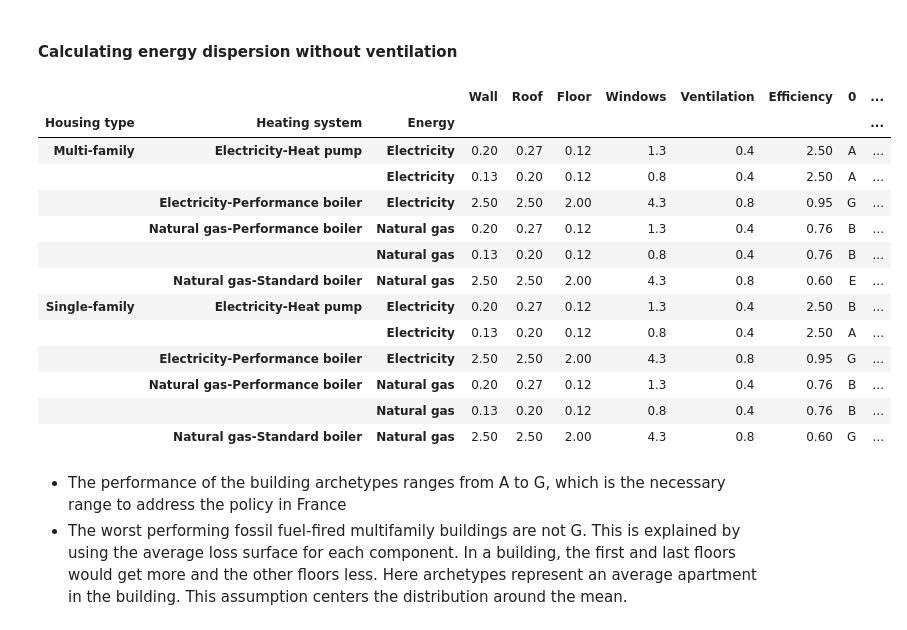
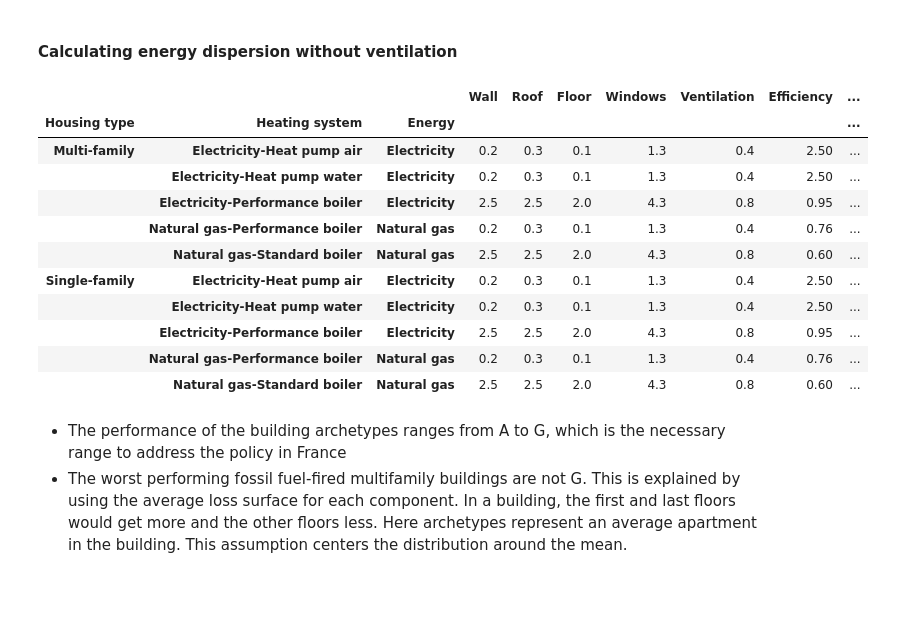
Before and after one commit to CIRED/Res-IRF4, a Jupyter notebook: project/analysis/energy_consumption/validation_thermal_function.ipynb, the cells around one changed output. Drawn from its saved outputs; the diff is of its cells as text; code cells hidden in the pictures; blank space fills up the shorter version.

Commit message:
correcting heating need

```diff
--- a/project/analysis/energy_consumption/validation_thermal_function.ipynb
+++ b/project/analysis/energy_consumption/validation_thermal_function.ipynb
@@ -25,0 +11,3 @@ ratio_surface = generic_input['ratio_surface']
+# %%
+output = get_inputs(variables=['buildings', 'efficiency', 'performance_insulation'], building_stock='project/input/stock/buildingstock_sdes2018_medium_3.csv')
+buildings, eff, performance_insulation = output['buildings'], output['efficiency'], output['performance_insulation']
@@ -31,37 +34,31 @@ This notebook tests the dispersion of space heating consumption and energy perfo
 Defining boundaries building archetypes:
 # %%
 # Wall, Roof, Floor, Windows, Air rate (ventilation), Heating system
-buildings = {'Worst electricity': [2.5, 2.5, 2, 4.3, 0.8, 'Electricity-Performance boiler'],
-            'Renovation electricity': [0.2, 0.27, 0.12, 1.3, 0.4, 'Electricity-Heat pump'],
-            'Renovation efficient electricity': [0.13, 0.2, 0.12, 0.8, 0.4, 'Electricity-Heat pump'],
-            'Worst gas': [2.5, 2.5, 2, 4.3, 0.8, 'Natural gas-Standard boiler'],
-            'Renovation gas': [0.2, 0.27, 0.12, 1.3, 0.4, 'Natural gas-Performance boiler'],
-            'Renovation efficient gas': [0.13, 0.2, 0.12, 0.8, 0.4, 'Natural gas-Performance boiler'],
-            }
+archetypes = {'Worst electricity': [i for i in worst_insulation.values()] + ['Electricity-Performance boiler'],
+              'Best electricity water': [i for i in performance_insulation.values()] + ['Electricity-Heat pump water'],
+            'Best electricity air': [i for i in performance_insulation.values()] + ['Electricity-Heat pump air'],
 
-replace = {'Electricity-Performance boiler': 0.95,
-           'Electricity-Heat pump': 2.5,
-           'Natural gas-Standard boiler': 0.6,
-          'Natural gas-Performance boiler': 0.76,
-           }
+              'Worst gas': [i for i in worst_insulation.values()] + ['Natural gas-Standard boiler'],
+              'Best gas': [i for i in performance_insulation.values()] + ['Natural gas-Performance boiler'],
+              }
 
-buildings = pd.DataFrame(buildings, index=['Wall', 'Roof', 'Floor', 'Windows', 'Ventilation', 'Heating system']).T
-buildings['Energy'] = buildings['Heating system'].str.split('-').str[0].rename('Energy')
+archetypes = pd.DataFrame(archetypes, index=['Wall', 'Roof', 'Floor', 'Windows', 'Ventilation', 'Heating system']).T
+archetypes['Energy'] = archetypes['Heating system'].str.split('-').str[0].rename('Energy')
 
-buildings = pd.concat([buildings, buildings], keys=['Single-family', 'Multi-family'], names=['Housing type'])
+archetypes = pd.concat([archetypes, archetypes], keys=['Single-family', 'Multi-family'], names=['Housing type'])
 #efficiency = pd.Series(envelope.index.get_level_values('Heating system')).replace(replace).set_axis(envelope.index)
-efficiency = buildings['Heating system'].replace(replace).set_axis(buildings.index)
+efficiency = archetypes['Heating system'].replace(eff.to_dict()).set_axis(archetypes.index)
 
-buildings = pd.concat((buildings, efficiency.rename('Efficiency')), axis=1)
-buildings = buildings.set_index(['Heating system', 'Energy'], append=True)
+archetypes = pd.concat((archetypes, efficiency.rename('Efficiency')), axis=1)
+archetypes = archetypes.set_index(['Heating system', 'Energy'], append=True)
 
-buildings = buildings.droplevel(None)
-buildings = buildings.astype({
+archetypes = archetypes.droplevel(None)
+archetypes = archetypes.astype({
     'Wall': 'float',
     'Roof': 'float', 'Floor': 'float', 'Windows': 'float', 'Ventilation': 'float', 'Efficiency': 'float'
 })
 
-buildings
+archetypes
 # %% [output]
 |  |  |  | Wall | Roof | Floor | Windows | Ventilation | Efficiency |
 | Housing type | Heating system | Energy |  |  |  |  |  |  |
@@ -80,24 +75,22 @@ buildings
 # %% [markdown]
 #### Calculating energy dispersion without ventilation
 # %%
-dpe, energy_primary = conventional_energy_3uses(buildings['Wall'], buildings['Floor'], buildings['Roof'], buildings['Windows'], ratio_surface, buildings['Efficiency'], buildings.index)
-result = pd.concat((buildings, dpe, energy_primary), axis=1).sort_index()
+dpe, energy_primary = conventional_energy_3uses(archetypes['Wall'], archetypes['Floor'], archetypes['Roof'], archetypes['Windows'], ratio_surface, archetypes['Efficiency'], archetypes.index)
+result = pd.concat((archetypes, dpe.rename('Performance'), energy_primary.rename('Energy')), axis=1).sort_index()
 result
 # %% [output]
-|  |  |  | Wall | Roof | Floor | Windows | Ventilation | Efficiency | 0 | ... |
-| Housing type | Heating system | Energy |  |  |  |  |  |  |  | ... |
-| Multi-family | Electricity-Heat pump | Electricity | 0.20 | 0.27 | 0.12 | 1.3 | 0.4 | 2.50 | A | ... |
-|  |  | Electricity | 0.13 | 0.20 | 0.12 | 0.8 | 0.4 | 2.50 | A | ... |
-|  | Electricity-Performance boiler | Electricity | 2.50 | 2.50 | 2.00 | 4.3 | 0.8 | 0.95 | G | ... |
-|  | Natural gas-Performance boiler | Natural gas | 0.20 | 0.27 | 0.12 | 1.3 | 0.4 | 0.76 | B | ... |
-|  |  | Natural gas | 0.13 | 0.20 | 0.12 | 0.8 | 0.4 | 0.76 | B | ... |
-|  | Natural gas-Standard boiler | Natural gas | 2.50 | 2.50 | 2.00 | 4.3 | 0.8 | 0.60 | E | ... |
-| Single-family | Electricity-Heat pump | Electricity | 0.20 | 0.27 | 0.12 | 1.3 | 0.4 | 2.50 | B | ... |
-|  |  | Electricity | 0.13 | 0.20 | 0.12 | 0.8 | 0.4 | 2.50 | A | ... |
-|  | Electricity-Performance boiler | Electricity | 2.50 | 2.50 | 2.00 | 4.3 | 0.8 | 0.95 | G | ... |
-|  | Natural gas-Performance boiler | Natural gas | 0.20 | 0.27 | 0.12 | 1.3 | 0.4 | 0.76 | B | ... |
-|  |  | Natural gas | 0.13 | 0.20 | 0.12 | 0.8 | 0.4 | 0.76 | B | ... |
-|  | Natural gas-Standard boiler | Natural gas | 2.50 | 2.50 | 2.00 | 4.3 | 0.8 | 0.60 | G | ... |
+|  |  |  | Wall | Roof | Floor | Windows | Ventilation | Efficiency | ... |
+| Housing type | Heating system | Energy |  |  |  |  |  |  | ... |
+| Multi-family | Electricity-Heat pump air | Electricity | 0.2 | 0.3 | 0.1 | 1.3 | 0.4 | 2.50 | ... |
+|  | Electricity-Heat pump water | Electricity | 0.2 | 0.3 | 0.1 | 1.3 | 0.4 | 2.50 | ... |
+|  | Electricity-Performance boiler | Electricity | 2.5 | 2.5 | 2.0 | 4.3 | 0.8 | 0.95 | ... |
+|  | Natural gas-Performance boiler | Natural gas | 0.2 | 0.3 | 0.1 | 1.3 | 0.4 | 0.76 | ... |
+|  | Natural gas-Standard boiler | Natural gas | 2.5 | 2.5 | 2.0 | 4.3 | 0.8 | 0.60 | ... |
+| Single-family | Electricity-Heat pump air | Electricity | 0.2 | 0.3 | 0.1 | 1.3 | 0.4 | 2.50 | ... |
+|  | Electricity-Heat pump water | Electricity | 0.2 | 0.3 | 0.1 | 1.3 | 0.4 | 2.50 | ... |
+|  | Electricity-Performance boiler | Electricity | 2.5 | 2.5 | 2.0 | 4.3 | 0.8 | 0.95 | ... |
+|  | Natural gas-Performance boiler | Natural gas | 0.2 | 0.3 | 0.1 | 1.3 | 0.4 | 0.76 | ... |
+|  | Natural gas-Standard boiler | Natural gas | 2.5 | 2.5 | 2.0 | 4.3 | 0.8 | 0.60 | ... |
 # %% [markdown]
 - The performance of the building archetypes ranges from A to G, which is the necessary range to address the policy in France
 - The worst performing fossil fuel-fired multifamily buildings are not G. This is explained by using the average loss surface for each component. In a building, the first and last floors would get more and the other floors less. Here archetypes represent an average apartment in the building. This assumption centers the distribution around the mean.
```
Also changed, not shown: parts of 8 cells of this notebook, 6 other files.
